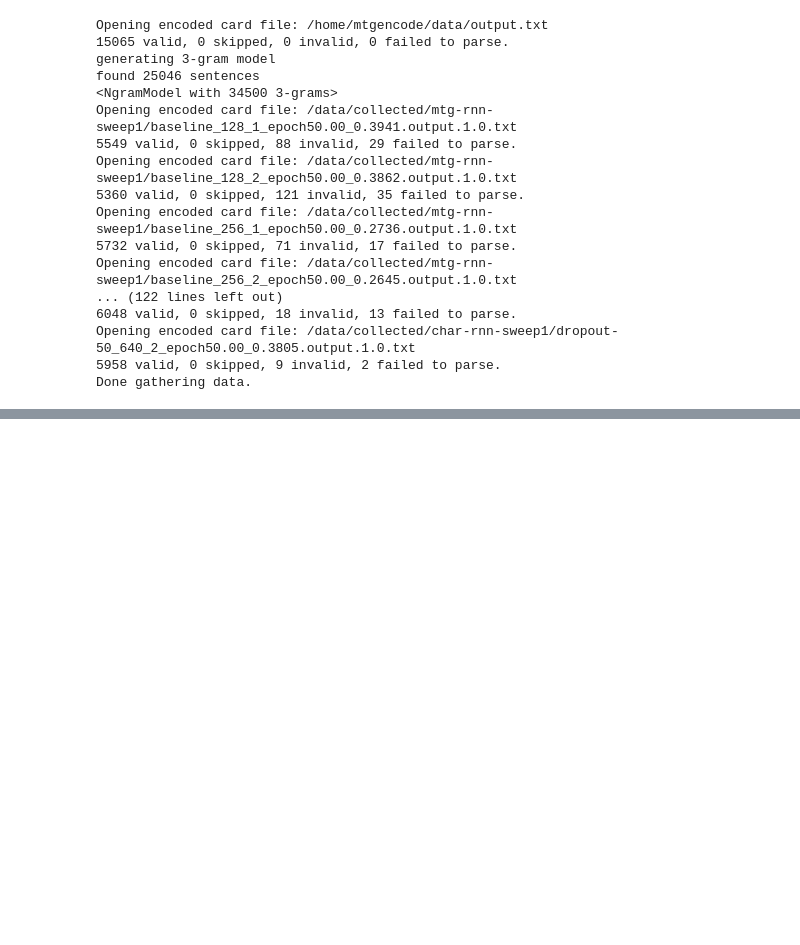
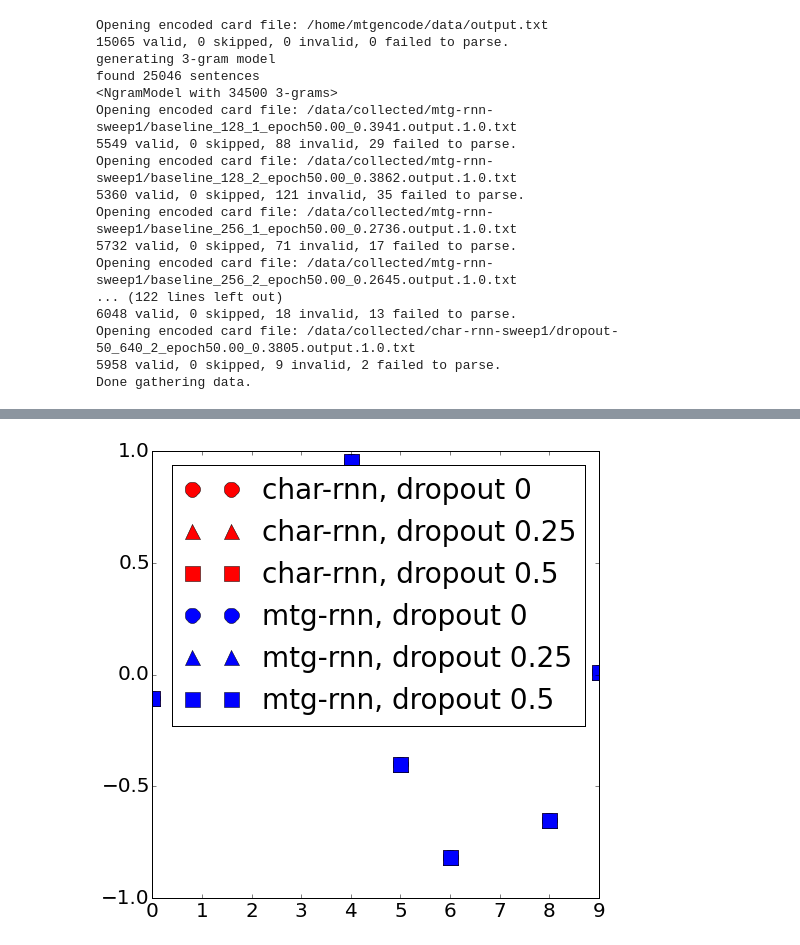
Before and after one commit to billzorn/mtgencode, a Jupyter notebook: mtg_sweep1.ipynb, the cells around one changed output, grey strips where cells are left out. Drawn from its saved outputs; the diff is of its cells as text; code cells hidden in the pictures; blank space fills up the shorter version.

```diff
--- a/mtg_sweep1.ipynb
+++ b/mtg_sweep1.ipynb
@@ -117,0 +124,21 @@ plt.show()
+# %%
+import matplotlib.pyplot as plt
+from numpy.random import randn
+
+z = randn(10)
+
+char_base, = plt.plot(z, 'ro', markersize=15)
+char_d25, = plt.plot(z, 'r^', markersize=15)
+char_d50, = plt.plot(z, 'rs', markersize=15)
+mtg_base, = plt.plot(z, 'bo', markersize=15)
+mtg_d25, = plt.plot(z, 'b^', markersize=15)
+mtg_d50, = plt.plot(z, 'bs', markersize=15)
+
+plt.legend([char_base, char_d25, char_d50, mtg_base, mtg_d25, mtg_d50], ['char-rnn, dropout 0', 'char-rnn, dropout 0.25', 'char-rnn, dropout 0.5',
+                                               'mtg-rnn, dropout 0', 'mtg-rnn, dropout 0.25', 'mtg-rnn, dropout 0.5'], prop={'size':28})
+
+fig = plt.gcf()
+fig.set_size_inches(8, 8)
+fig.savefig('legend.png', dpi=300)
+# %% [output]
+[figure, added]
```
Also changed, not shown: parts of 2 cells of this notebook, 3 other files.
